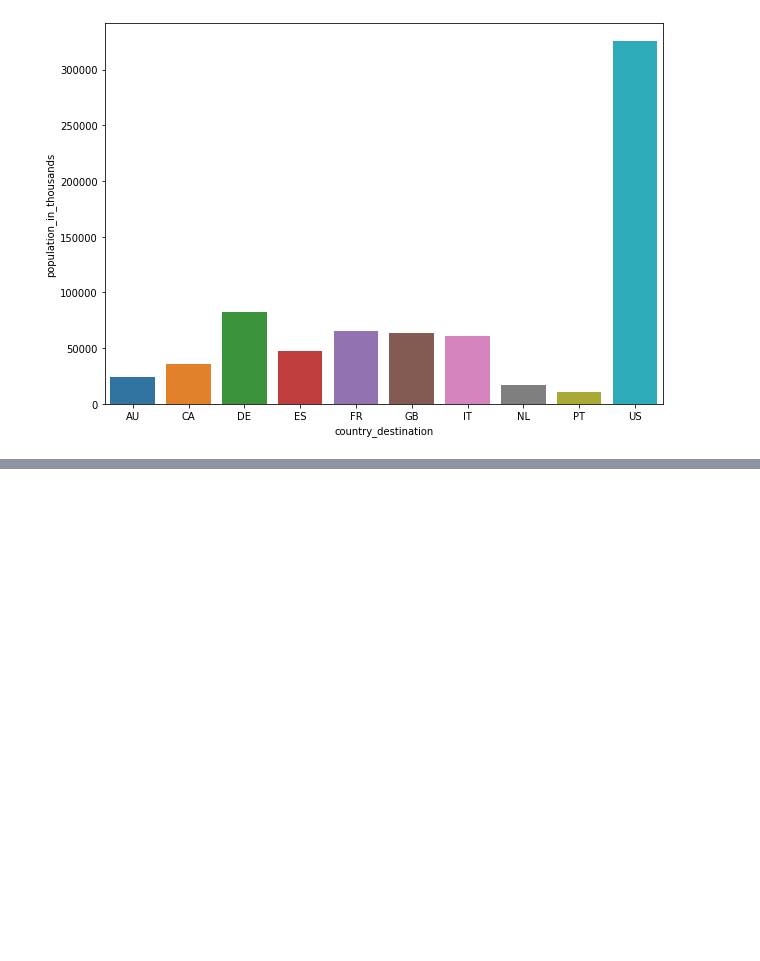
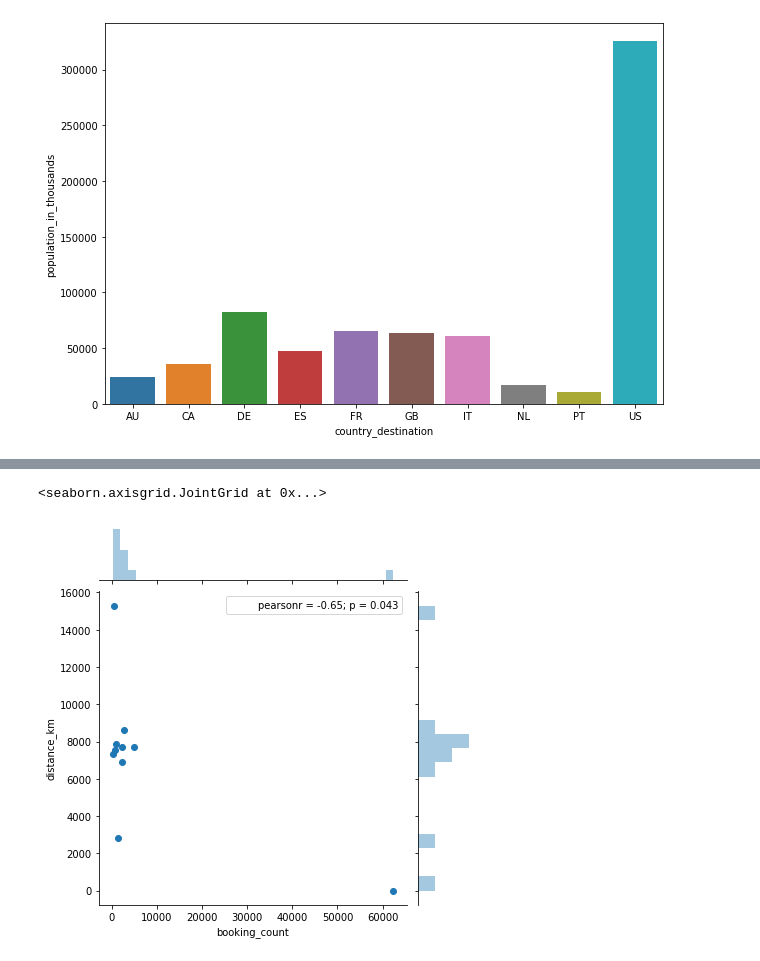
Before and after one commit to vkgithub1556/AirbnbProject, a Jupyter notebook: airbnb.ipynb, the cells around one changed output, grey strips where cells are left out. Cells and saved outputs as stored; diff of their text form; code cells hidden in the pictures; blank space fills up the shorter version.

```diff
--- a/airbnb.ipynb
+++ b/airbnb.ipynb
@@ -541,0 +589,3 @@ sns.barplot(x=pop.index,y=pop,ci=None)
+# %%
+country_count=train_users[(train_users['country_destination']!='NDF') & (train_users['country_destination']!='other')]['country_destination'].value_counts()
+country_count
@@ -541,0 +620,4 @@ sns.barplot(x=pop.index,y=pop,ci=None)
+# %%
+con_dist=pd.Series(countries['distance_km'])
+con_dist.index=countries['country_destination']
+con_dist
@@ -541,0 +637,2 @@ sns.barplot(x=pop.index,y=pop,ci=None)
+# %%
+df_dist_count = pd.concat([country_count,con_dist],axis=1)
@@ -541,0 +653,7 @@ sns.barplot(x=pop.index,y=pop,ci=None)
+# %%
+df_dist_count.columns=['booking_count','distance_km']
+# %%
+sns.jointplot(x='booking_count',y='distance_km',data=df_dist_count,stat_func=stat.pearsonr)
+# %% [output]
+<seaborn.axisgrid.JointGrid at 0x...>
+[figure, added]
```
Also changed, not shown: parts of 13 cells of this notebook.
